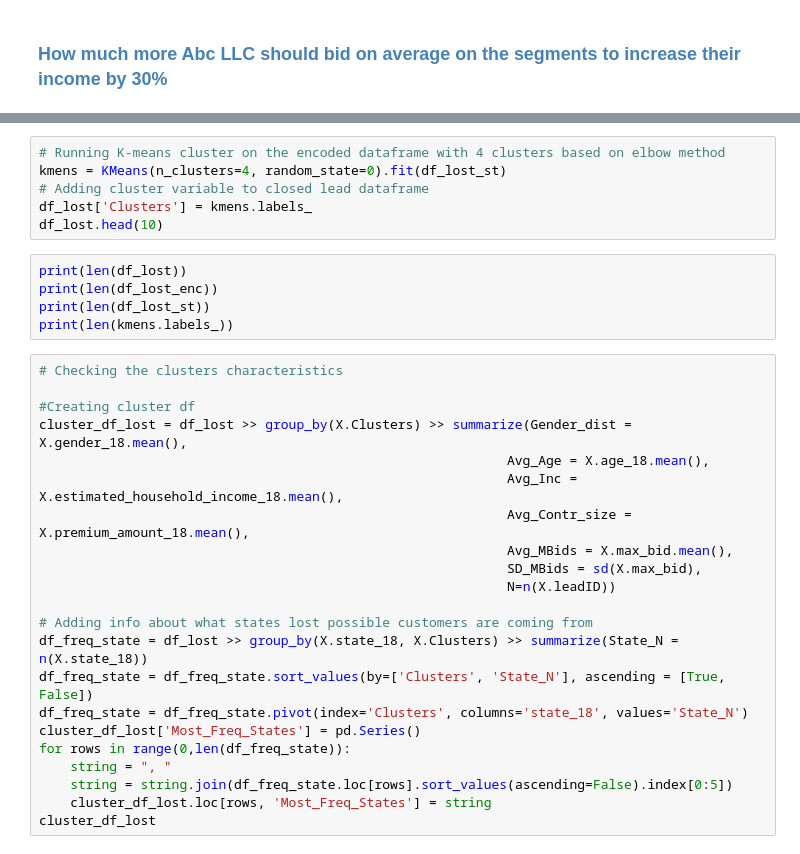
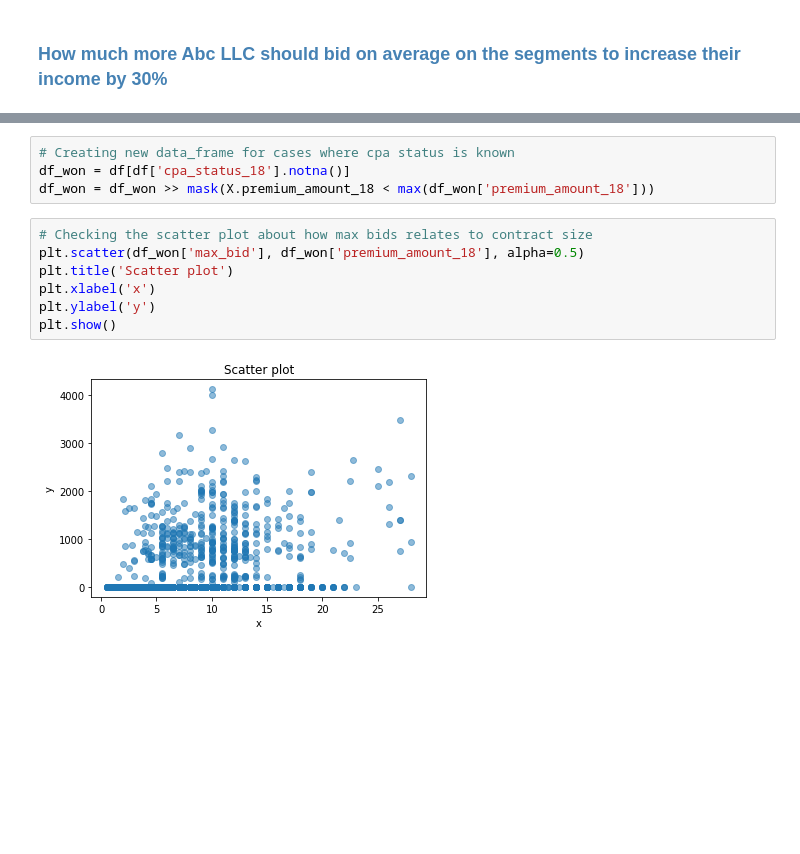
Before and after one commit to ZsoltNagy86/ABC_LLC_Leads, a Jupyter notebook: ABC_LLC_Leads.ipynb, the cells around one changed output, grey strips where cells are left out. Cells and saved outputs as stored; diff of their text form; blank space fills up the shorter version.

```diff
--- a/ABC_LLC_Leads.ipynb
+++ b/ABC_LLC_Leads.ipynb
@@ -963,33 +821,13 @@ plt.plot(clusters_range,inertias, marker='o')
-# %%
-# Running K-means cluster on the encoded dataframe with 4 clusters based on elbow method
-kmens = KMeans(n_clusters=4, random_state=0).fit(df_lost_st)
-# Adding cluster variable to closed lead dataframe
-df_lost['Clusters'] = kmens.labels_
-df_lost.head(10)
-# %%
-print(len(df_lost))
-print(len(df_lost_enc))
-print(len(df_lost_st))
-print(len(kmens.labels_))
-# %%
-# Checking the clusters characteristics
-
-#Creating cluster df
-cluster_df_lost = df_lost >> group_by(X.Clusters) >> summarize(Gender_dist = X.gender_18.mean(),
-                                                            Avg_Age = X.age_18.mean(),
-                                                            Avg_Inc = X.estimated_household_income_18.mean(),
-                                                            Avg_Contr_size = X.premium_amount_18.mean(),
-                                                            Avg_MBids = X.max_bid.mean(),
-                                                            SD_MBids = sd(X.max_bid),
-                                                            N=n(X.leadID))
-
-# Adding info about what states lost possible customers are coming from
-df_freq_state = df_lost >> group_by(X.state_18, X.Clusters) >> summarize(State_N = n(X.state_18))
-df_freq_state = df_freq_state.sort_values(by=['Clusters', 'State_N'], ascending = [True, False])
-df_freq_state = df_freq_state.pivot(index='Clusters', columns='state_18', values='State_N')
-cluster_df_lost['Most_Freq_States'] = pd.Series()
-for rows in range(0,len(df_freq_state)):
-    string = ", "
-    string = string.join(df_freq_state.loc[rows].sort_values(ascending=False).index[0:5])
-    cluster_df_lost.loc[rows, 'Most_Freq_States'] = string
-cluster_df_lost
+# %%
+# Creating new data_frame for cases where cpa status is known
+df_won = df[df['cpa_status_18'].notna()]
+df_won = df_won >> mask(X.premium_amount_18 < max(df_won['premium_amount_18']))
+# %%
+# Checking the scatter plot about how max bids relates to contract size
+plt.scatter(df_won['max_bid'], df_won['premium_amount_18'], alpha=0.5)
+plt.title('Scatter plot')
+plt.xlabel('x')
+plt.ylabel('y')
+plt.show()
+# %% [output]
+[figure, added]
```
Also changed, not shown: parts of 19 cells of this notebook, 2 other files.
